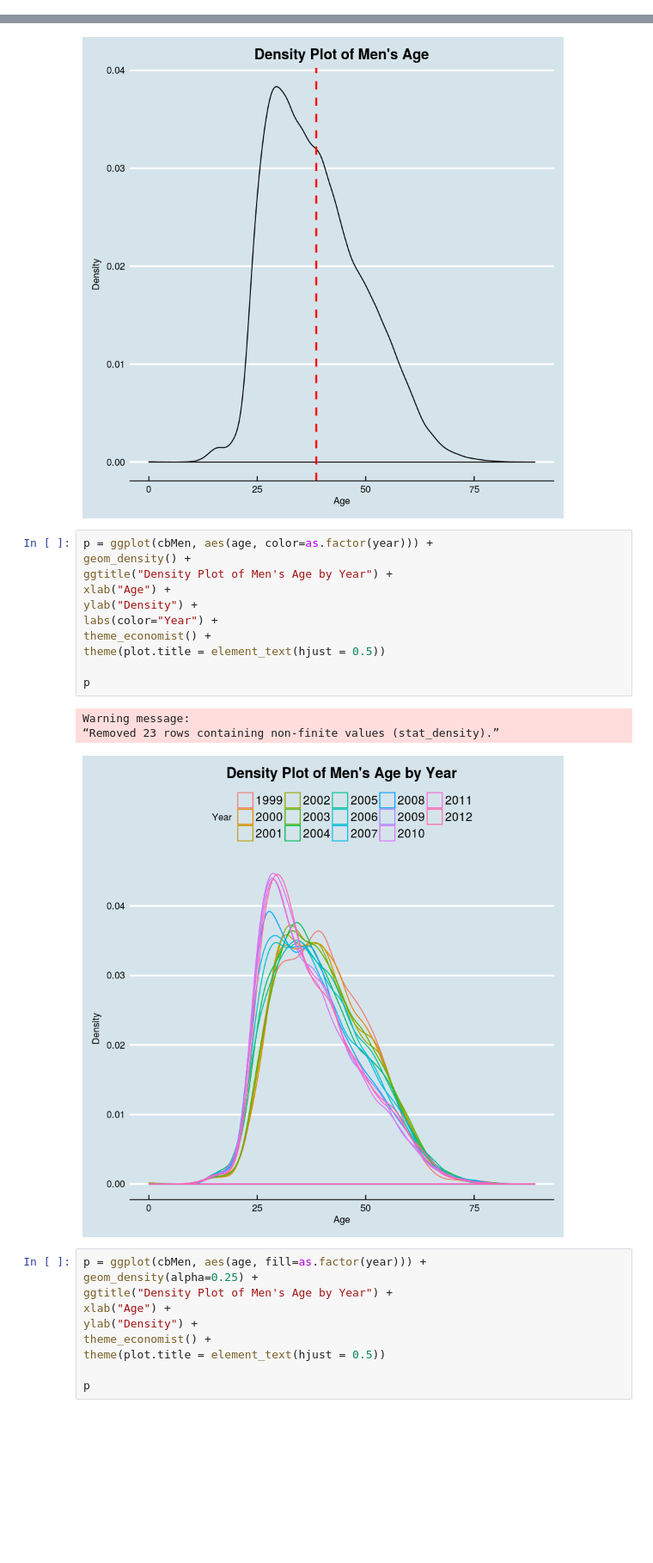
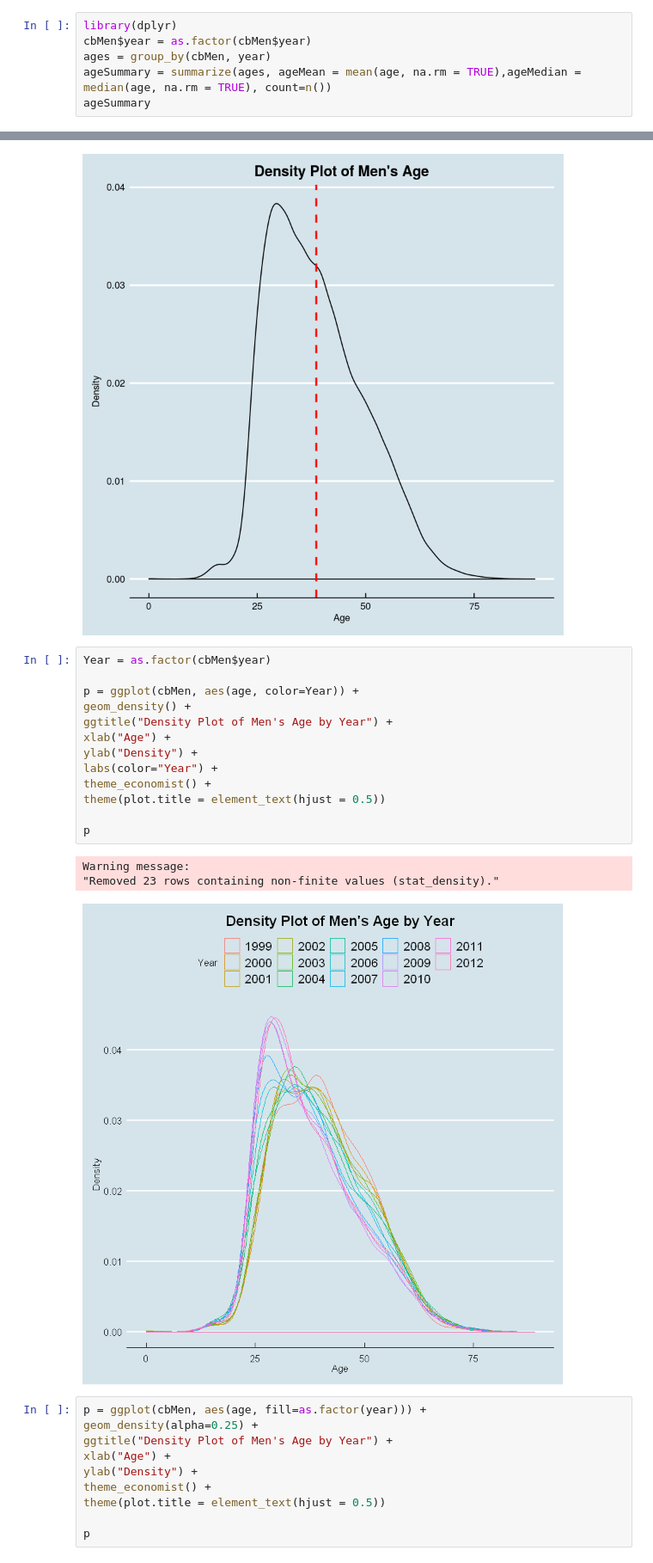
Before and after one commit to CaseyRMartinez/QTW_CaseStudies, a Jupyter notebook: CaseStudy2/KThomas_CS2.ipynb, the cells around one changed output, grey strips where cells are left out. Shown at 86% size. Drawn from its saved outputs; the diff is of its cells as text; blank space fills up the shorter version.

Commit message:
added more plots and analysis

```diff
--- a/CaseStudy2/KThomas_CS2.ipynb
+++ b/CaseStudy2/KThomas_CS2.ipynb
@@ -60,0 +24,6 @@ numRunnersDF
+# %%
+library(dplyr)
+cbMen$year = as.factor(cbMen$year)
+ages = group_by(cbMen, year)
+ageSummary = summarize(ages, ageMean = mean(age, na.rm = TRUE),ageMedian = median(age, na.rm = TRUE), count=n())
+ageSummary
@@ -198,20 +237,22 @@ Warning message:
 “Removed 23 rows containing non-finite values (stat_density).”
 [figure]
 # %%
-p = ggplot(cbMen, aes(age, color=as.factor(year))) +
+Year = as.factor(cbMen$year)
+
+p = ggplot(cbMen, aes(age, color=Year)) +
 geom_density() +
 ggtitle("Density Plot of Men's Age by Year") +
 xlab("Age") +
 ylab("Density") +
 labs(color="Year") +
 theme_economist() +
 theme(plot.title = element_text(hjust = 0.5))
 
 p
 # %% [output]
 Warning message:
-“Removed 23 rows containing non-finite values (stat_density).”
+"Removed 23 rows containing non-finite values (stat_density)."
-[figure, old version]
+[figure, new version]
 # %%
 p = ggplot(cbMen, aes(age, fill=as.factor(year))) +
 geom_density(alpha=0.25) +
```
Also changed, not shown: parts of 19 cells of this notebook.
